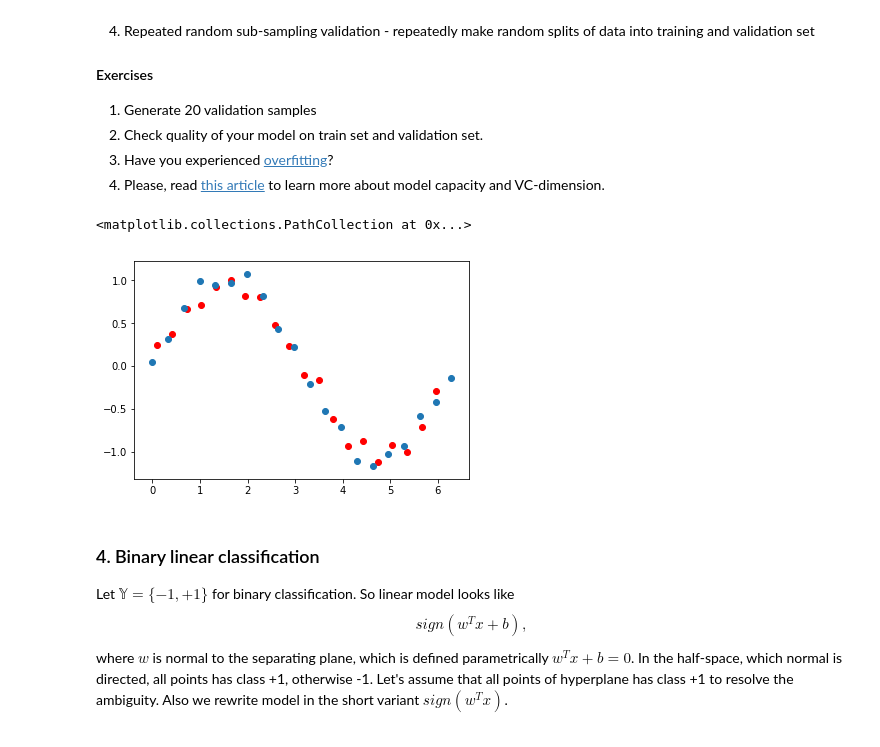
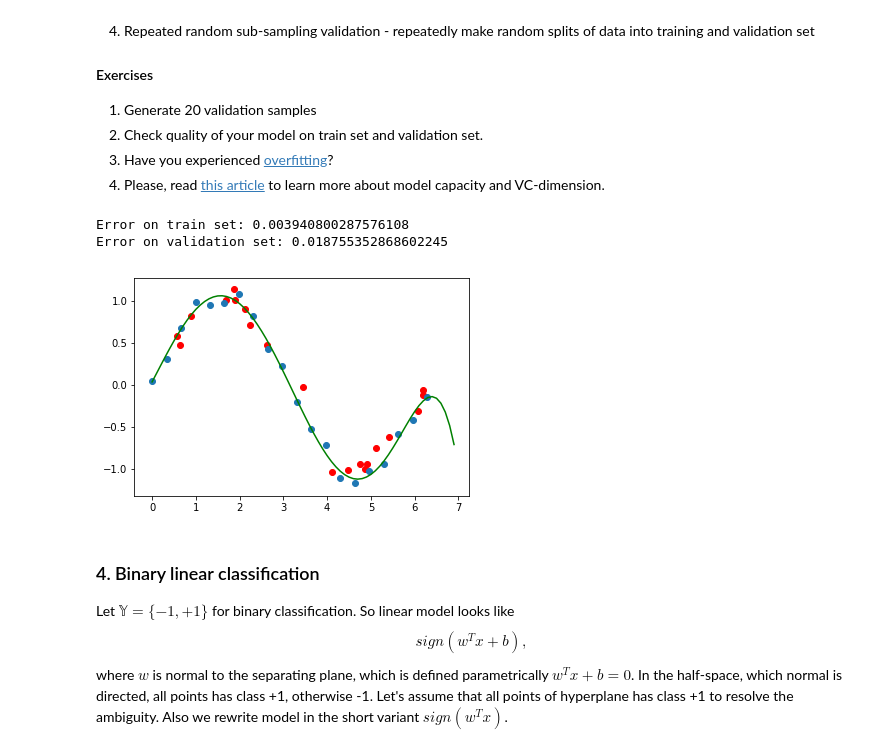
Before and after one commit to puhsu/renju, a Jupyter notebook: labs/lab-1.ipynb, the cells around one changed output. Cells and saved outputs as stored; diff of their text form; code cells hidden in the pictures.

```diff
--- a/labs/lab-1.ipynb
+++ b/labs/lab-1.ipynb
@@ -134,14 +134,25 @@ There are following types:
 3. Have you experienced [overfitting](https://en.wikipedia.org/wiki/Overfitting)?
 4. Please, read [this article](https://en.wikipedia.org/wiki/VC_dimension) to learn more about model capacity and VC-dimension.
 # %%
-X_test = np.linspace(0.1, 1.9 * np.pi, 20)
+np.random.seed(100500)
+X_test = np.random.uniform(0, 2 * np.pi, 20)
 y_test = np.sin(X_test) + np.random.normal(0, 0.1, 20)
 
 plt.scatter(X_test, y_test, color='red')
 plt.scatter(X_train, y_train)
+x = np.arange(0, 7, 0.1)
+plt.plot(x, model_3(x), color='green')
+
+train_set_mse = np.square(model_3(X_train) - y_train).mean()
+test_set_mse = np.square(model_3(X_test) - y_test).mean()
+
+print("Error on train set: {}".format(train_set_mse),
+      "Error on validation set: {}".format(test_set_mse),
+      sep='\n')
 # %% [output]
-<matplotlib.collections.PathCollection at 0x...>
+Error on train set: 0.003940800287576108
+Error on validation set: 0.018755352868602245
-[figure, old version]
+[figure, new version]
 # %% [markdown]
 ### 4. Binary linear classification
 Let $\mathbb{Y} = \{-1, +1\}$ for binary classification. So linear model looks like
```
Also changed, not shown: parts of 3 cells of this notebook.
